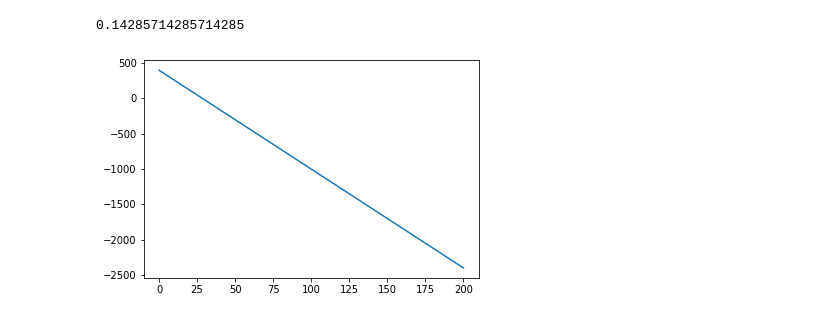
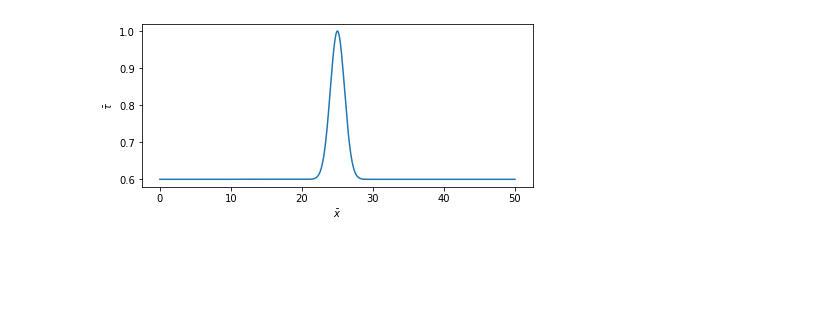
Before and after one commit to kjetilthogersen/1D-rupture, a Jupyter notebook: reproduce_PRE_results.ipynb, the cells around one changed output. Cells and saved outputs as stored; diff of their text form; code cells hidden in the pictures; blank space fills up the shorter version.

```diff
--- a/reproduce_PRE_results.ipynb
+++ b/reproduce_PRE_results.ipynb
@@ -1,11 +1,20 @@
-# %%
-import matplotlib.pyplot as plt
-import numpy as np
-
-N = 200
-X = np.array(range(N+1))
-
-plt.plot(X,((N-X)*2 - X*12))
-# %% [output]
-0.14285714285714285
-[figure, removed]
+# %%
+import matplotlib.pyplot as plt
+import numpy as np
+import run_continuum as run
+
+def gauss(x, mu, sigma):
+    return np.exp(-(x - mu)**2/(2*sigma**2))
+# %%
+# Set up and plot prestress distribution
+x = np.linspace(0,50,1000)
+tau = gauss(x,np.max(x)/2,1)*0.4 + 0.6
+tau = tau/np.max(tau) # Make sure tau reaches 1, which is needed for t
+
+plt.figure(figsize=(7,3))
+plt.plot(x,tau)
+plt.xlabel('$\\bar x$')
+plt.ylabel('$\\bar \\tau$')
+plt.show()
+# %% [output]
+[figure, added]
```
Also changed, not shown: parts of 5 cells of this notebook.
